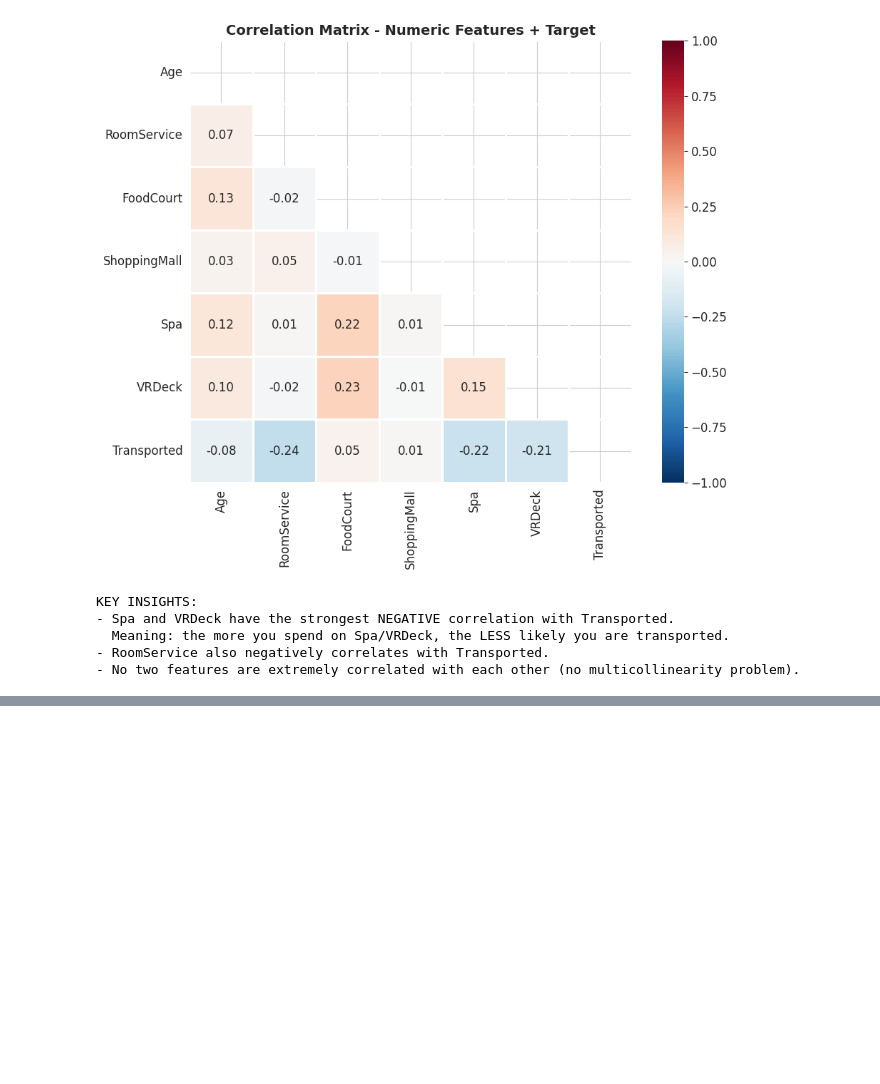
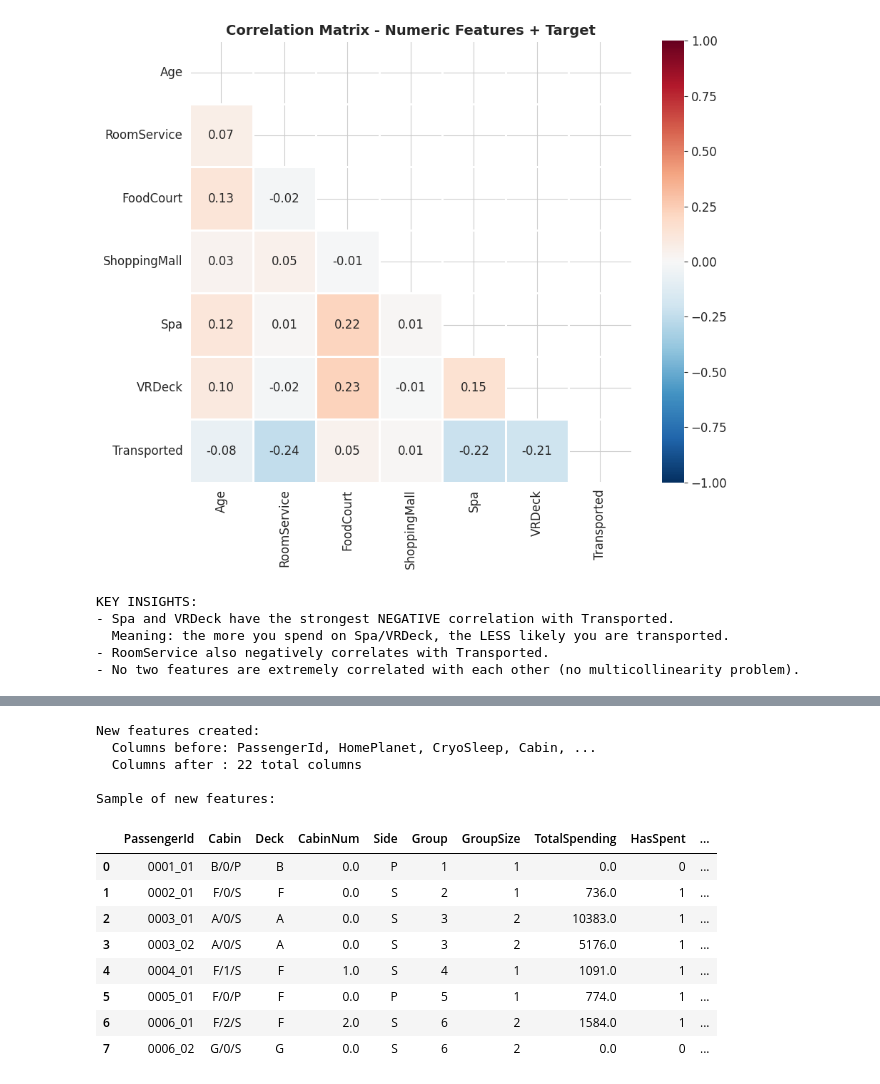
Before and after one commit to sneha-rangole/Machine-Learning-with-Patient-Drug-Data, a Jupyter notebook: spaceship-titanic-complete-machine-learning.ipynb, the cells around one changed output, grey strips where cells are left out. Cells and saved outputs as stored; diff of their text form; code cells hidden in the pictures; blank space fills up the shorter version.

```diff
--- a/spaceship-titanic-complete-machine-learning.ipynb
+++ b/spaceship-titanic-complete-machine-learning.ipynb
@@ -356,0 +381,54 @@ KEY INSIGHTS:
+# %%
+def engineer_features(df):
+    """
+    Apply all feature engineering steps to a dataframe.
+    We apply the SAME transformations to both train and test to keep them consistent.
+    """
+    df = df.copy()
+
+    # --- 1. Extract from Cabin: deck/num/side ---
+    df['Deck'] = df['Cabin'].apply(lambda x: x.split('/')[0] if pd.notna(x) else np.nan)
+    df['CabinNum'] = df['Cabin'].apply(lambda x: int(x.split('/')[1]) if pd.notna(x) else np.nan)
+    df['Side'] = df['Cabin'].apply(lambda x: x.split('/')[2] if pd.notna(x) else np.nan)
+
+    # --- 2. Extract group from PassengerId ---
+    df['Group'] = df['PassengerId'].apply(lambda x: int(x.split('_')[0]))
+    df['GroupSize'] = df.groupby('Group')['Group'].transform('count')
+
+    # --- 3. Total spending and binary spending flag ---
+    spending_cols = ['RoomService', 'FoodCourt', 'ShoppingMall', 'Spa', 'VRDeck']
+    df['TotalSpending'] = df[spending_cols].sum(axis=1)
+    df['HasSpent'] = (df['TotalSpending'] > 0).astype(int)
+
+    # --- 4. Age groups (binning) ---
+    df['AgeGroup'] = pd.cut(df['Age'], bins=[0, 12, 18, 30, 50, 100],
+                            labels=['Child', 'Teen', 'YoungAdult', 'Adult', 'Senior'],
+                            right=True)
+
+    return df
+
+train = engineer_features(train)
+test  = engineer_features(test)
+
+print("New features created:")
+print(f"  Columns before: PassengerId, HomePlanet, CryoSleep, Cabin, ...")
+print(f"  Columns after : {train.shape[1]} total columns")
+print()
+print("Sample of new features:")
+train[['PassengerId', 'Cabin', 'Deck', 'CabinNum', 'Side',
+       'Group', 'GroupSize', 'TotalSpending', 'HasSpent', 'AgeGroup']].head(8)
+# %% [output]
+New features created:
+  Columns before: PassengerId, HomePlanet, CryoSleep, Cabin, ...
+  Columns after : 22 total columns
+
+Sample of new features:
+|  | PassengerId | Cabin | Deck | CabinNum | Side | Group | GroupSize | TotalSpending | HasSpent | ... |
+| 0 | 0001_01 | B/0/P | B | 0.0 | P | 1 | 1 | 0.0 | 0 | ... |
+| 1 | 0002_01 | F/0/S | F | 0.0 | S | 2 | 1 | 736.0 | 1 | ... |
+| 2 | 0003_01 | A/0/S | A | 0.0 | S | 3 | 2 | 10383.0 | 1 | ... |
+| 3 | 0003_02 | A/0/S | A | 0.0 | S | 3 | 2 | 5176.0 | 1 | ... |
+| 4 | 0004_01 | F/1/S | F | 1.0 | S | 4 | 1 | 1091.0 | 1 | ... |
+| 5 | 0005_01 | F/0/P | F | 0.0 | P | 5 | 1 | 774.0 | 1 | ... |
+| 6 | 0006_01 | F/2/S | F | 2.0 | S | 6 | 2 | 1584.0 | 1 | ... |
+| 7 | 0006_02 | G/0/S | G | 0.0 | S | 6 | 2 | 0.0 | 0 | ... |
```
Also changed, not shown: parts of 8 cells of this notebook.
